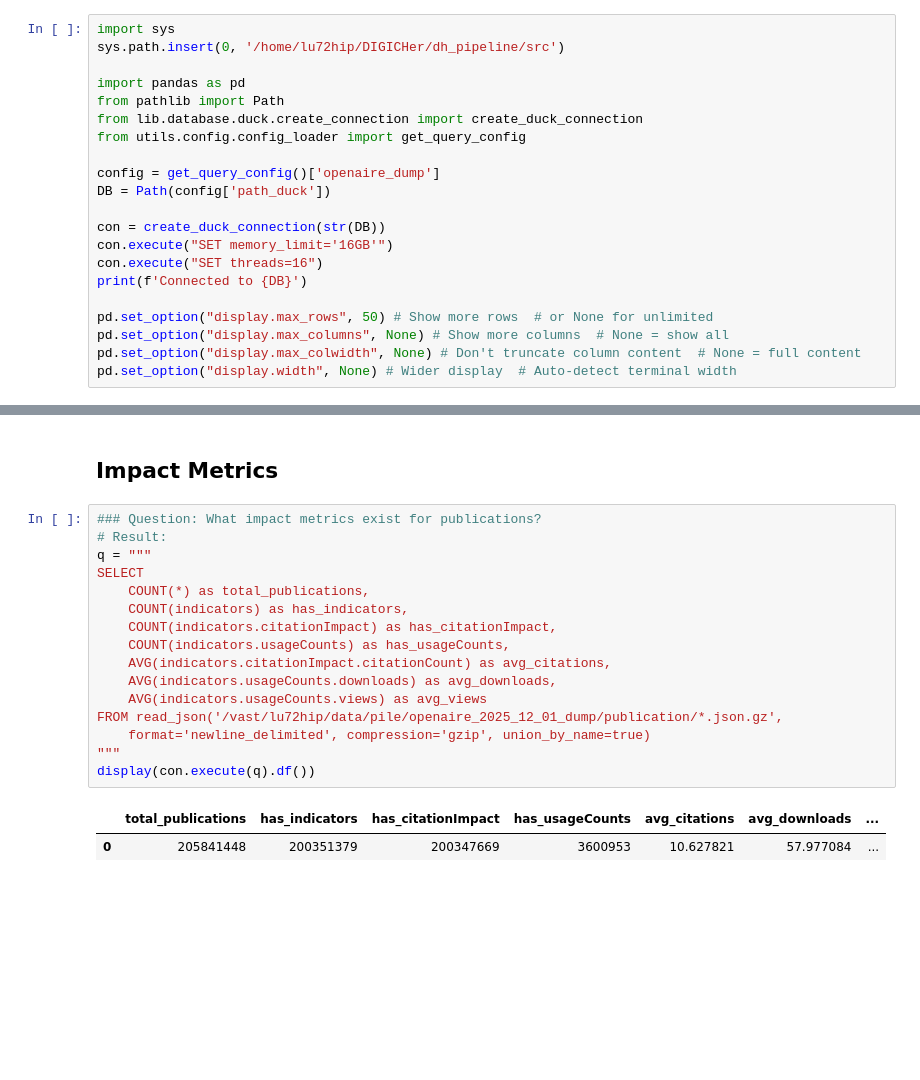
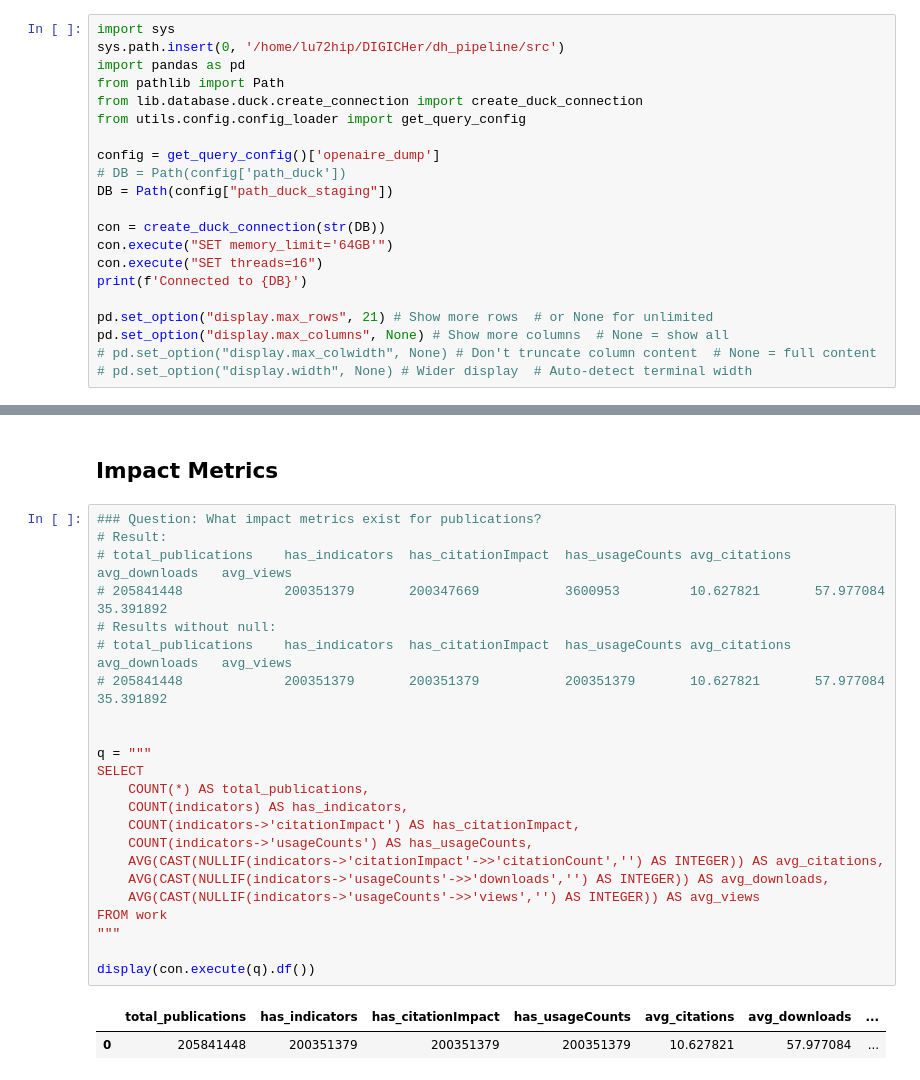
Before and after one commit to VieVaWaldi/dh_pipeline, a Jupyter notebook: src/sources/openaire_dump/eda.ipynb, the cells around one changed output, grey strips where cells are left out. Drawn from its saved outputs; the diff is of its cells as text; blank space fills up the shorter version.

```diff
--- a/src/sources/openaire_dump/eda.ipynb
+++ b/src/sources/openaire_dump/eda.ipynb
@@ -36,23 +5,23 @@ con.execute("""
 # %%
 import sys
 sys.path.insert(0, '/home/lu72hip/DIGICHer/dh_pipeline/src')
-
 import pandas as pd
 from pathlib import Path
 from lib.database.duck.create_connection import create_duck_connection
 from utils.config.config_loader import get_query_config
 
 config = get_query_config()['openaire_dump']
-DB = Path(config['path_duck'])
+# DB = Path(config['path_duck'])
+DB = Path(config["path_duck_staging"])
 
 con = create_duck_connection(str(DB))
-con.execute("SET memory_limit='16GB'")
+con.execute("SET memory_limit='64GB'")
 con.execute("SET threads=16")
 print(f'Connected to {DB}')
 
-pd.set_option("display.max_rows", 50) # Show more rows  # or None for unlimited
+pd.set_option("display.max_rows", 21) # Show more rows  # or None for unlimited
 pd.set_option("display.max_columns", None) # Show more columns  # None = show all
-pd.set_option("display.max_colwidth", None) # Don't truncate column content  # None = full content
-pd.set_option("display.width", None) # Wider display  # Auto-detect terminal width
+# pd.set_option("display.max_colwidth", None) # Don't truncate column content  # None = full content
+# pd.set_option("display.width", None) # Wider display  # Auto-detect terminal width
 # %% [output]
 /home/lu72hip/DIGICHer/dh_pipeline/config/config_queries.json {'arxiv': {'checkpoint': 'submittedDateTo', 'queries': [{'query': '(all:cultural+OR+all:heritage+OR+all:digital+OR+all:humanities)', 'down ...
@@ -304,19 +786,26 @@ display(con.execute(q).df())
 # %%
 ### Question: What impact metrics exist for publications?
 # Result:
+# total_publications	has_indicators	has_citationImpact	has_usageCounts	avg_citations	avg_downloads	avg_views
+# 205841448	            200351379	    200347669	        3600953	        10.627821	    57.977084	    35.391892
+# Results without null:
+# total_publications	has_indicators	has_citationImpact	has_usageCounts	avg_citations	avg_downloads	avg_views
+# 205841448	            200351379	    200351379	        200351379	    10.627821	    57.977084	    35.391892
+
+
 q = """
 SELECT
-    COUNT(*) as total_publications,
-    COUNT(indicators) as has_indicators,
-    COUNT(indicators.citationImpact) as has_citationImpact,
-    COUNT(indicators.usageCounts) as has_usageCounts,
-    AVG(indicators.citationImpact.citationCount) as avg_citations,
-    AVG(indicators.usageCounts.downloads) as avg_downloads,
-    AVG(indicators.usageCounts.views) as avg_views
-FROM read_json('/vast/lu72hip/data/pile/openaire_2025_12_01_dump/publication/*.json.gz',
-    format='newline_delimited', compression='gzip', union_by_name=true)
+    COUNT(*) AS total_publications,
+    COUNT(indicators) AS has_indicators,
+    COUNT(indicators->'citationImpact') AS has_citationImpact,
+    COUNT(indicators->'usageCounts') AS has_usageCounts,
+    AVG(CAST(NULLIF(indicators->'citationImpact'->>'citationCount','') AS INTEGER)) AS avg_citations,
+    AVG(CAST(NULLIF(indicators->'usageCounts'->>'downloads','') AS INTEGER)) AS avg_downloads,
+    AVG(CAST(NULLIF(indicators->'usageCounts'->>'views','') AS INTEGER)) AS avg_views
+FROM work
 """
+
 display(con.execute(q).df())
 # %% [output]
 |  | total_publications | has_indicators | has_citationImpact | has_usageCounts | avg_citations | avg_downloads | ... |
-| 0 | 205841448 | 200351379 | 200347669 | 3600953 | 10.627821 | 57.977084 | ... |
+| 0 | 205841448 | 200351379 | 200351379 | 200351379 | 10.627821 | 57.977084 | ... |
```
Also changed, not shown: parts of 35 cells of this notebook, 36 other files.
